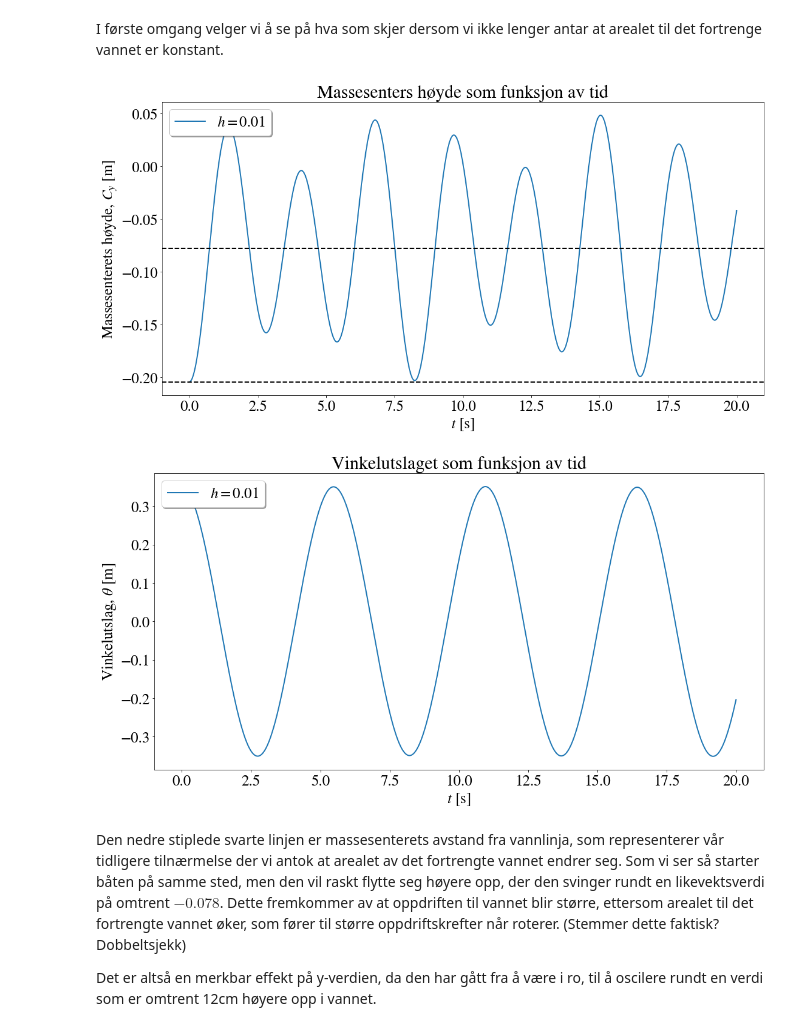
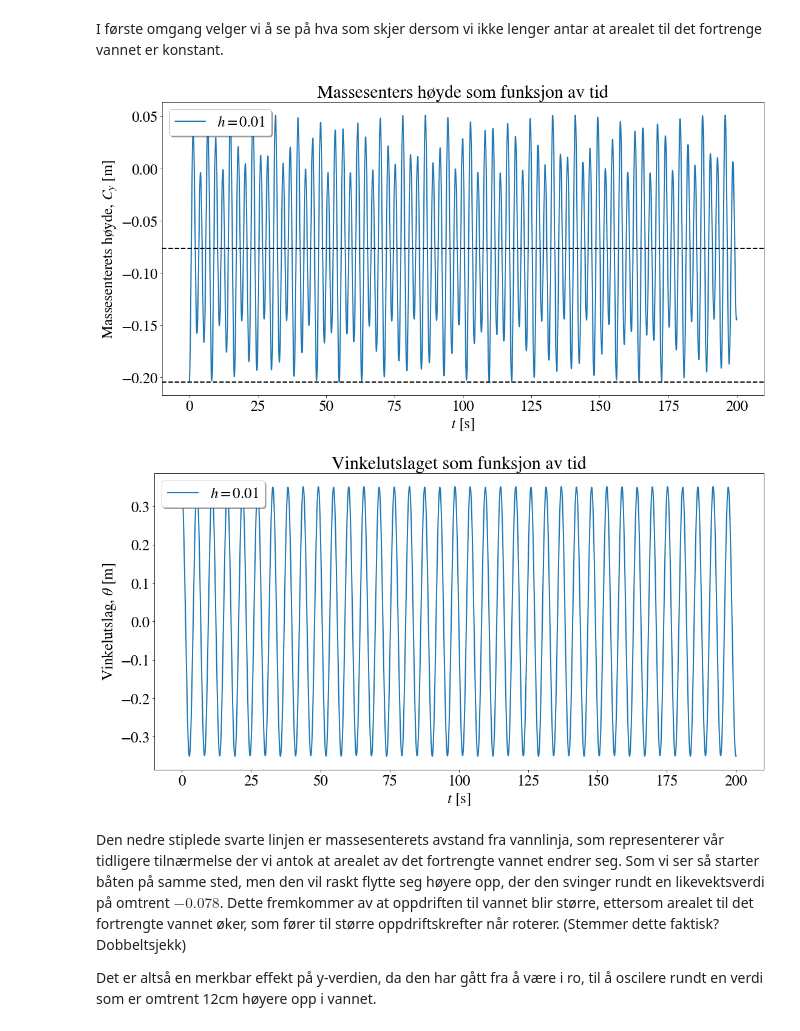
Before and after one commit to emiljonsrud/vitberr_prosjekt2_tekfys, a Jupyter notebook: clean_code.ipynb, the cells around one changed output. Cells and saved outputs as stored; diff of their text form; code cells hidden in the pictures.

```diff
--- a/clean_code.ipynb
+++ b/clean_code.ipynb
@@ -963,8 +963,9 @@ def universal_func(w_start_vals, t_end_input, h_step_input, F_0, k_f, omega_w_in
 
     # Tenk ut en god løsning på dette.
     beta_step = boat.beta() ###OBS OBS: ER DETTE RIKTIG? Mvh Matias :)
-    initial_y_C = np.array([y_C_0(beta_step)])
-    #initial_y_C = np.array([w_start_vals[3]])
+    initial_y_C = np.array( [y_C_0(beta_step) + w_start_vals[3]] )
+
+
 
     v_x_0 = np.array([w_start_vals[4]])
     v_y_0 = np.array([w_start_vals[5]])
@@ -1014,39 +1015,39 @@ def oppg_2b_solve():
 
     F_0 = 0
     k_f = 0
-    t_end = 20
+    t_end = 200
     h_step = 0.01
 
     m_boat = A_s*sigma
     m_L = 0*m_boat
 
     omega_0 = np.sqrt((m_boat*g*h)/calculate_I_c(0, 0))
     omega_w = 0.93*omega_0
 
     # m_boat = A_s*sigma
     # m_L = 0*m_boat
 
     t_num, w_num = universal_func(w_start_vals, t_end, h_step, F_0, k_f, omega_w, m_boat, m_L)
     #print(np.min(w_num[3]) + (np.max(w_num[3])-np.min(w_num[3]))/2)
     np.savez(
         'simulation_data/2b',
         t_num = t_num,
         w_num = w_num
 
         )
 
     beta = calculate_beta(np.pi*sigma/sigma_0,5)
     y_num = w_num[3]
     plot_func(t_num, [y_num], [f"$h = 0.01$"], "Massesenters høyde som funksjon av tid", '$t$ [s]', r'Massesenterets høyde, $C_y$ [m]',[y_C_0(beta), np.min(w_num[3]) + (np.max(w_num[3])-np.min(w_num[3]))/2])
     plot_func(t_num, [w_num[0]], [f"$h = 0.01$"], "Vinkelutslaget som funksjon av tid", '$t$ [s]', r'Vinkelutslag, $\theta$ [m]')
 
 oppg_2b_solve()
 
 
 #print(-0.2 + (0.07803958045574202))
 # %% [output]
-[figure, old version]
+[figure, new version]
-[figure, old version]
+[figure, new version]
 # %% [markdown]
 Den nedre stiplede svarte linjen er massesenterets avstand fra vannlinja, som representerer vår tidligere tilnærmelse der vi antok at arealet av det fortrengte vannet endrer seg. Som vi ser så starter båten på samme sted, men den vil raskt flytte seg høyere opp, der den svinger rundt en likevektsverdi på omtrent $-0.078$. Dette fremkommer av at oppdriften til vannet blir større, ettersom arealet til det fortrengte vannet øker, som fører til større oppdriftskrefter når roterer. (Stemmer dette faktisk? Dobbeltsjekk)
 
```
Also changed, not shown: parts of 3 cells of this notebook, 1 other file.
